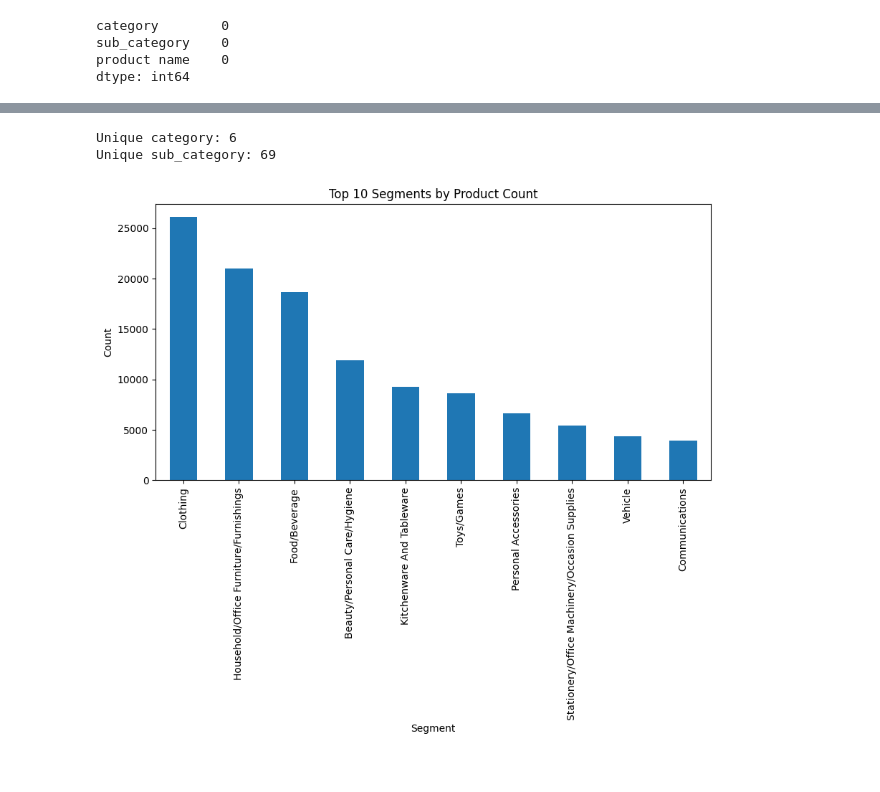
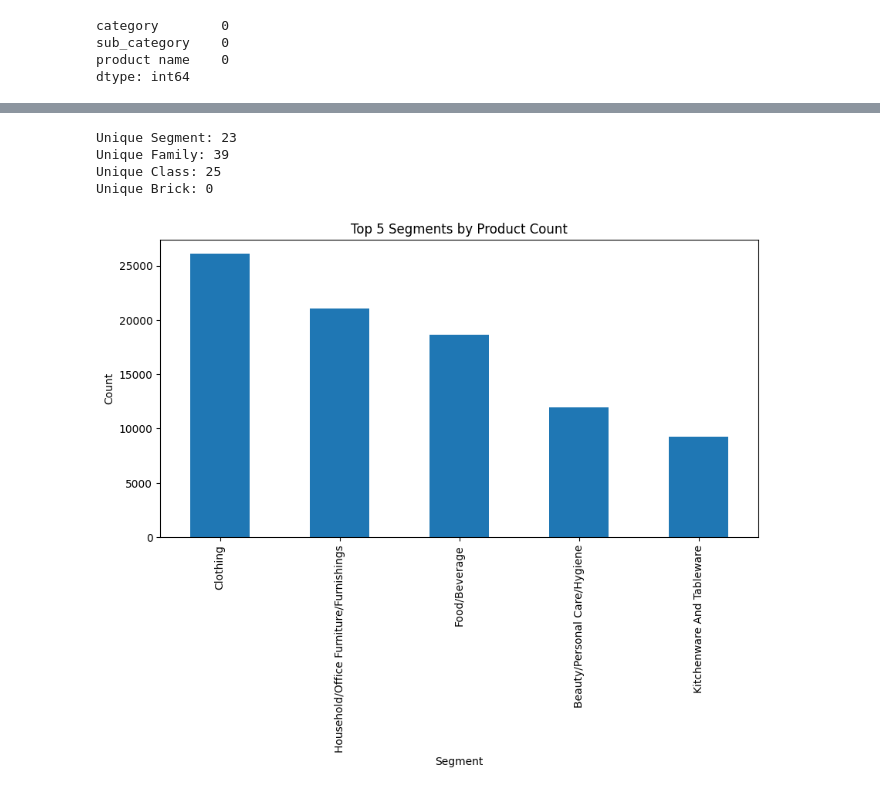
Before and after one commit to A11Veles/PC_Iter7, a Jupyter notebook: src/EDA.ipynb, the cells around one changed output, grey strips where cells are left out. Cells and saved outputs as stored; diff of their text form; code cells hidden in the pictures.

```diff
--- a/src/EDA.ipynb
+++ b/src/EDA.ipynb
@@ -205,18 +249,20 @@ jio_mart_df_mapped.head()
 # %%
 # jio_mart_df_mapped = jio_mart_df_mapped.applymap(preprocess_keep_symbols)
 # %%
-for col in ["category", "sub_category"]:
+for col in ["Segment", "Family", "Class", "Brick"]:
     print(f"Unique {col}: {jio_mart_df_mapped[col].nunique()}")
 # %% [output]
-Unique category: 6
-Unique sub_category: 69
+Unique Segment: 23
+Unique Family: 39
+Unique Class: 25
+Unique Brick: 0
 # %%
 plt.figure(figsize=(10,5))
-jio_mart_df_mapped["Segment"].value_counts().head(10).plot(kind="bar")
-plt.title("Top 10 Segments by Product Count")
+jio_mart_df_mapped["Segment"].value_counts().head(5).plot(kind="bar")
+plt.title("Top 5 Segments by Product Count")
 plt.ylabel("Count")
 plt.show()
 # %% [output]
-[figure, old version]
+[figure, new version]
 # %%
 plt.figure(figsize=(10,5))
```
Also changed, not shown: parts of 50 cells of this notebook, 2 other files.
